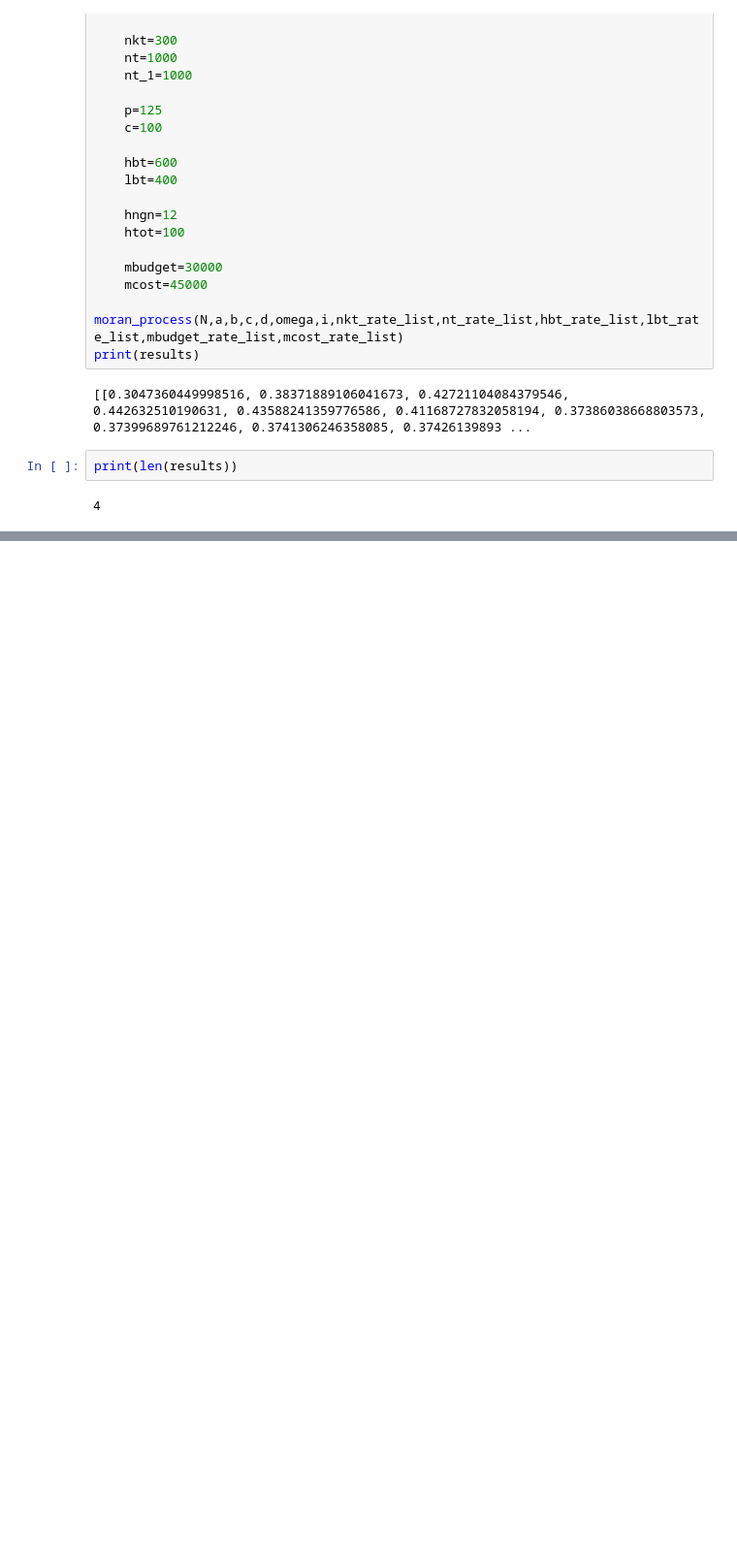
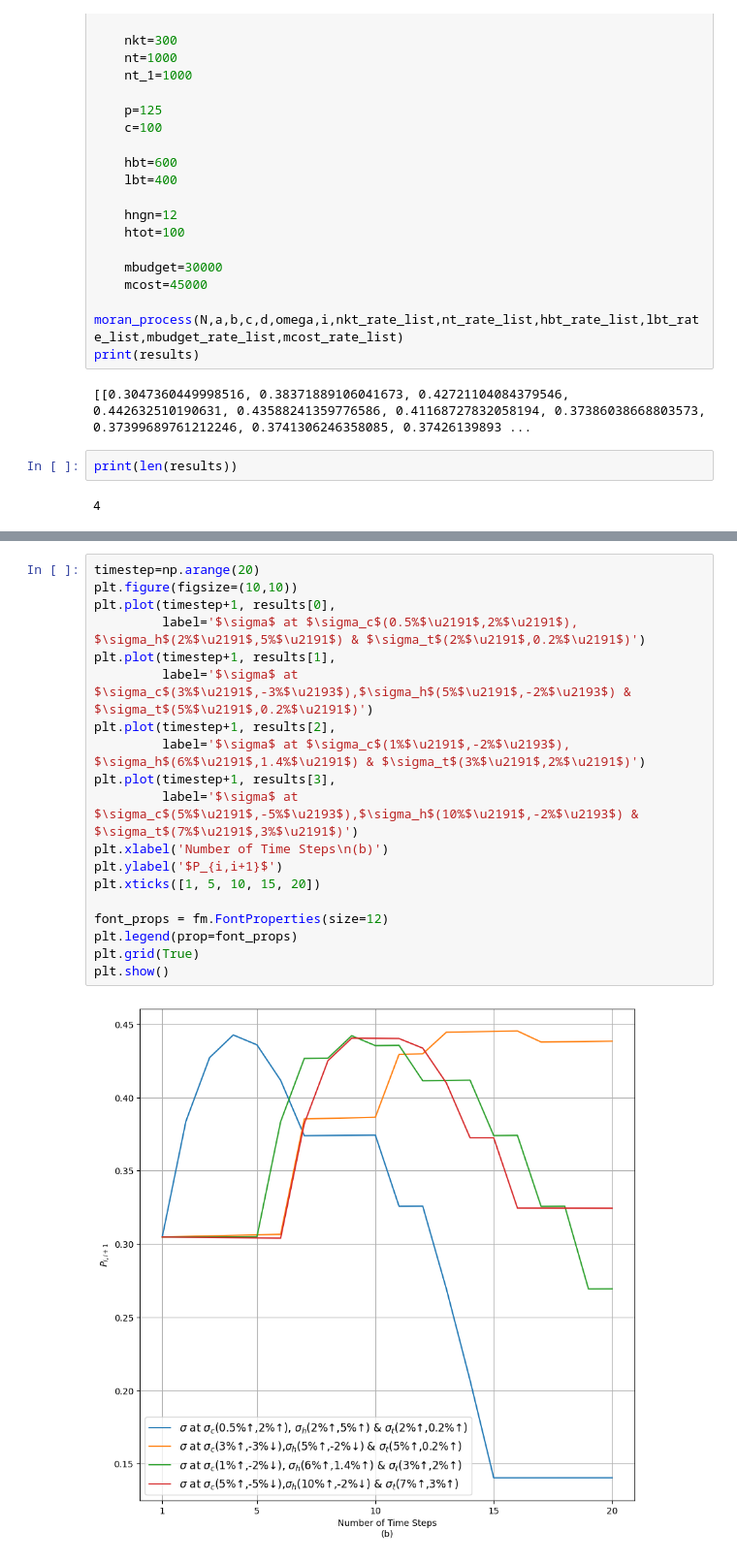
Before and after one commit to ARK159/Evolutionary-Theory, a Jupyter notebook: evo.ipynb, the cells around one changed output, grey strips where cells are left out. Shown: that part at 97% size. Drawn from its saved outputs; the diff is of its cells as text; blank space fills up the shorter version.

```diff
--- a/evo.ipynb
+++ b/evo.ipynb
@@ -146,0 +145,21 @@ plt.show()
+# %%
+timestep=np.arange(20)
+plt.figure(figsize=(10,10))
+plt.plot(timestep+1, results[0],
+         label='$\sigma$ at $\sigma_c$(0.5%$\u2191$,2%$\u2191$), $\sigma_h$(2%$\u2191$,5%$\u2191$) & $\sigma_t$(2%$\u2191$,0.2%$\u2191$)')
+plt.plot(timestep+1, results[1],
+         label='$\sigma$ at $\sigma_c$(3%$\u2191$,-3%$\u2193$),$\sigma_h$(5%$\u2191$,-2%$\u2193$) & $\sigma_t$(5%$\u2191$,0.2%$\u2191$)')
+plt.plot(timestep+1, results[2],
+         label='$\sigma$ at $\sigma_c$(1%$\u2191$,-2%$\u2193$), $\sigma_h$(6%$\u2191$,1.4%$\u2191$) & $\sigma_t$(3%$\u2191$,2%$\u2191$)')
+plt.plot(timestep+1, results[3],
+         label='$\sigma$ at $\sigma_c$(5%$\u2191$,-5%$\u2193$),$\sigma_h$(10%$\u2191$,-2%$\u2193$) & $\sigma_t$(7%$\u2191$,3%$\u2191$)')
+plt.xlabel('Number of Time Steps\n(b)')
+plt.ylabel('$P_{i,i+1}$')
+plt.xticks([1, 5, 10, 15, 20])
+
+font_props = fm.FontProperties(size=12)
+plt.legend(prop=font_props)
+plt.grid(True)
+plt.show()
+# %% [output]
+[figure, added]
```
Also changed, not shown: parts of 1 cell of this notebook, 1 other file.
